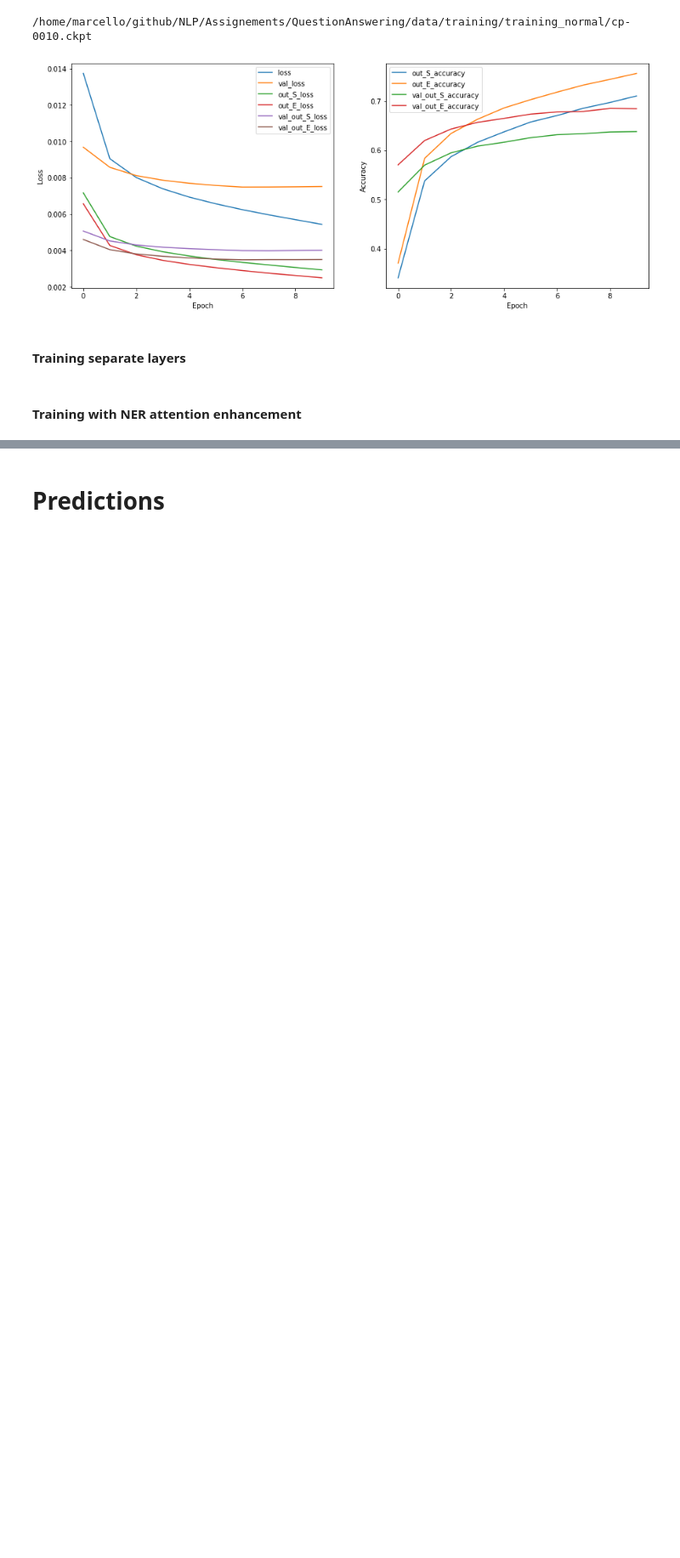
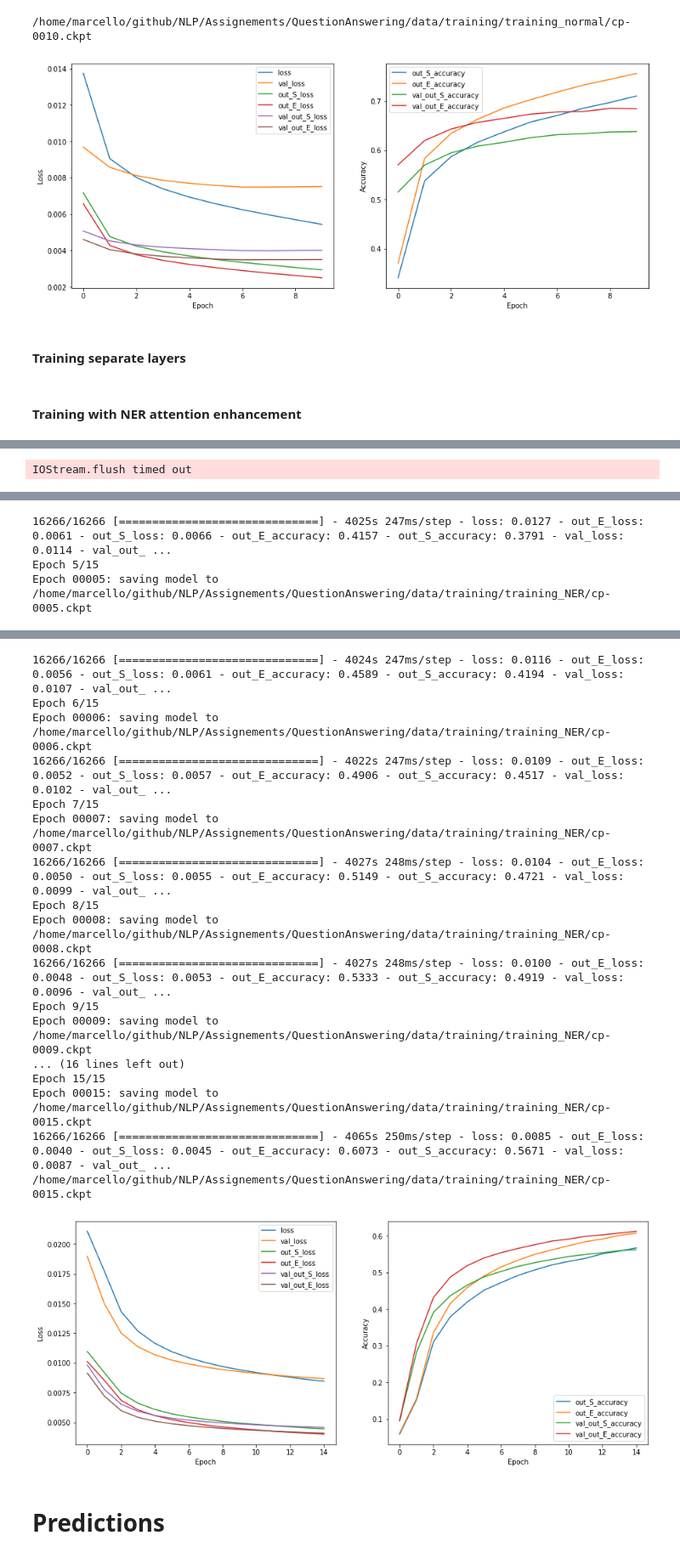
Before and after one commit to MarcelloCeresini/QuestionAnswering, a Jupyter notebook: src/train_clean.ipynb, the cells around one changed output, grey strips where cells are left out. Shown at 85% size. Cells and saved outputs as stored; diff of their text form; code cells hidden in the pictures; blank space fills up the shorter version.

```diff
--- a/src/train_clean.ipynb
+++ b/src/train_clean.ipynb
@@ -84 +85,13 @@ If your task is similar to the task the model of the checkpoint was trained on,
+# %%
+using_TPU = True
+
+if using_TPU:
+    resolver = tf.distribute.cluster_resolver.TPUClusterResolver(tpu='')
+    tf.config.experimental_connect_to_cluster(resolver)
+    # This is the TPU initialization code that has to be at the beginning.
+    tf.tpu.experimental.initialize_tpu_system(resolver)
+    print("All devices: ", tf.config.list_logical_devices('TPU'))
+    strategy = tf.distribute.TPUStrategy(resolver)
+else:
+    print("Num GPUs Available: ", len(tf.config.list_physical_devices('GPU')))
 # %%
@@ -189,9 +207,9 @@ dict_keys(['out_S', 'out_E'])
 # %% [markdown]
 ## Training Chioce
 # %%
-normal_training = True
+normal_training = False
 train_separate_layers = False
-NER_training = False
+NER_training = True
 # %% [markdown]
 #### Normal Training
 # %%
@@ -450,12 +470,16 @@ if NER_training:
             return {'out_S': out_S, 'out_E': out_E}
 # %%
 if NER_training:
+    EPOCHS = 15
+    PATIENCE = 3
     checkpoint_path = os.path.join(config.ROOT_PATH, "data", "training", "training_NER", "cp-{epoch:04d}.ckpt")
     checkpoint_dir = os.path.dirname(checkpoint_path)
+    log_dir = os.path.join(config.ROOT_PATH, "data", "logs", "training_NER", datetime.datetime.now().strftime("%Y%m%d-%H%M%S"))
 
     model = QuestionAnsweringModel(config.transformer_model)
 
-    model.compile(tf.keras.optimizers.Adam(3e-6),
+    model.compile(tf.keras.optimizers.Adam(2e-7),
+                    steps_per_execution = int(NUM_BATCHES/50),
                     loss={'out_S': 'binary_crossentropy', 'out_E': 'binary_crossentropy'},
                     metrics={'out_S': 'accuracy', 'out_E': 'accuracy'})
 
@@ -467,7 +491,12 @@ if NER_training:
     )
 
     es_callback = tf.keras.callbacks.EarlyStopping(
-        patience = 3
+            patience = PATIENCE
+        )
+
+    tensorboard_callback = tf.keras.callbacks.TensorBoard(
+        log_dir=log_dir,
+        histogram_freq=1
     )
 
     model.save_weights(checkpoint_path.format(epoch=0))
@@ -475,10 +504,11 @@ if NER_training:
     history = model.fit(
         train_ds,
         validation_data=val_ds,
-        epochs=10,
+        epochs=EPOCHS,
         callbacks=[
             cp_callback,
-            es_callback
+            es_callback,
+            tensorboard_callback
         ]
         )
 
@@ -486,13 +516,19 @@ if NER_training:
 
     print(tf.train.latest_checkpoint(checkpoint_dir))
 
+    fig, (ax1, ax2) = plt.subplots(1, 2, figsize=(15, 6))
     losses = pd.DataFrame(history, columns=["loss", "val_loss", "out_S_loss", "out_E_loss", "val_out_S_loss", "val_out_E_loss"])
-    plt.plot(losses)
-    plt.legend(losses.columns)
+    ax1.plot(losses)
+    ax1.legend(losses.columns)
+    ax1.set_xlabel("Epoch")
+    ax1.set_ylabel("Loss")
 
     accs = pd.DataFrame(history, columns=["out_S_accuracy", "out_E_accuracy", "val_out_S_accuracy", "val_out_E_accuracy"])
-    plt.plot(accs)
-    plt.legend(accs.columns)
+    ax2.plot(accs)
+    ax2.legend(accs.columns)
+    ax2.set_xlabel("Epoch")
+    ax2.set_ylabel("Accuracy")
 
     with open(os.path.join(checkpoint_dir, "history.json"), "w") as f:
         json.dump(history, f)
+# %% [output]
@@ -498,0 +536 @@ if NER_training:
+IOStream.flush timed out
@@ -498,0 +551,3 @@ if NER_training:
+16266/16266 [==============================] - 4025s 247ms/step - loss: 0.0127 - out_E_loss: 0.0061 - out_S_loss: 0.0066 - out_E_accuracy: 0.4157 - out_S_accuracy: 0.3791 - val_loss: 0.0114 - val_out_ ...
+Epoch 5/15
+Epoch 00005: saving model to /home/marcello/github/NLP/Assignements/QuestionAnswering/data/training/training_NER/cp-0005.ckpt
@@ -499,3 +555,21 @@ if NER_training:
+16266/16266 [==============================] - 4024s 247ms/step - loss: 0.0116 - out_E_loss: 0.0056 - out_S_loss: 0.0061 - out_E_accuracy: 0.4589 - out_S_accuracy: 0.4194 - val_loss: 0.0107 - val_out_ ...
+Epoch 6/15
+Epoch 00006: saving model to /home/marcello/github/NLP/Assignements/QuestionAnswering/data/training/training_NER/cp-0006.ckpt
+16266/16266 [==============================] - 4022s 247ms/step - loss: 0.0109 - out_E_loss: 0.0052 - out_S_loss: 0.0057 - out_E_accuracy: 0.4906 - out_S_accuracy: 0.4517 - val_loss: 0.0102 - val_out_ ...
+Epoch 7/15
+Epoch 00007: saving model to /home/marcello/github/NLP/Assignements/QuestionAnswering/data/training/training_NER/cp-0007.ckpt
+16266/16266 [==============================] - 4027s 248ms/step - loss: 0.0104 - out_E_loss: 0.0050 - out_S_loss: 0.0055 - out_E_accuracy: 0.5149 - out_S_accuracy: 0.4721 - val_loss: 0.0099 - val_out_ ...
+Epoch 8/15
+Epoch 00008: saving model to /home/marcello/github/NLP/Assignements/QuestionAnswering/data/training/training_NER/cp-0008.ckpt
+16266/16266 [==============================] - 4027s 248ms/step - loss: 0.0100 - out_E_loss: 0.0048 - out_S_loss: 0.0053 - out_E_accuracy: 0.5333 - out_S_accuracy: 0.4919 - val_loss: 0.0096 - val_out_ ...
+Epoch 9/15
+Epoch 00009: saving model to /home/marcello/github/NLP/Assignements/QuestionAnswering/data/training/training_NER/cp-0009.ckpt
+... (16 lines left out)
+Epoch 15/15
+Epoch 00015: saving model to /home/marcello/github/NLP/Assignements/QuestionAnswering/data/training/training_NER/cp-0015.ckpt
+16266/16266 [==============================] - 4065s 250ms/step - loss: 0.0085 - out_E_loss: 0.0040 - out_S_loss: 0.0045 - out_E_accuracy: 0.6073 - out_S_accuracy: 0.5671 - val_loss: 0.0087 - val_out_ ...
+/home/marcello/github/NLP/Assignements/QuestionAnswering/data/training/training_NER/cp-0015.ckpt
+[figure, added]
 # %% [markdown]
 # Predictions
 # %%
```
Also changed, not shown: parts of 6 cells of this notebook, 2 other files.
